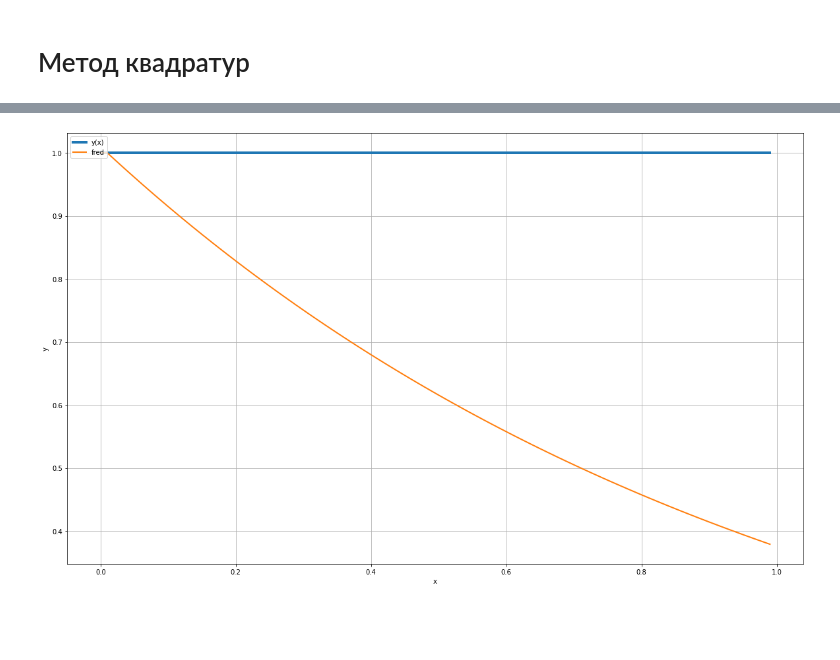
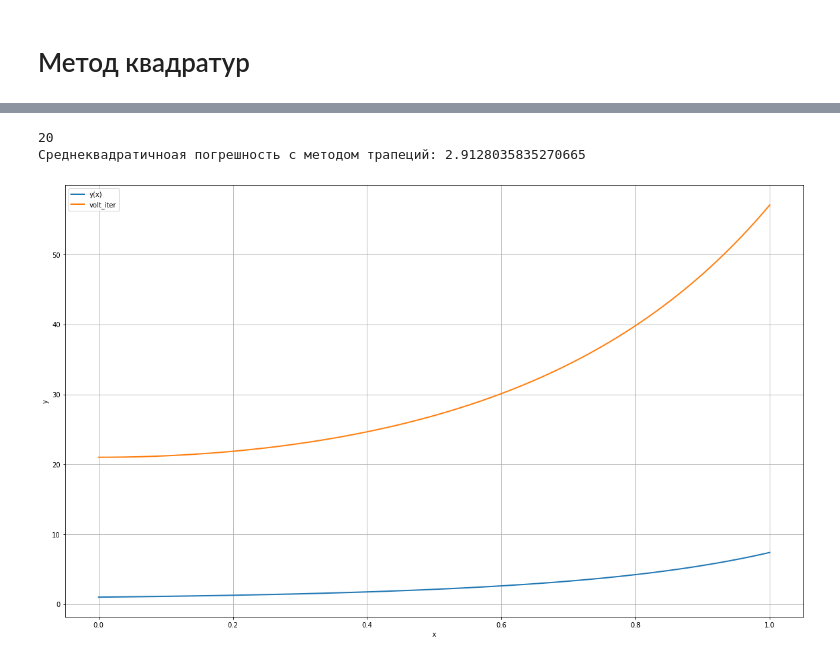
Before and after one commit to egordionok/NumericalMethods, a Jupyter notebook: coursework/Untitled.ipynb, the cells around one changed output, grey strips where cells are left out. Saved outputs shown, nothing was run; the diff lists cells and outputs as text; code cells hidden in the pictures; blank space fills up the shorter version.

```diff
--- a/coursework/Untitled.ipynb
+++ b/coursework/Untitled.ipynb
@@ -105,0 +146,9 @@ y = lambda x: 1
+# %%
+K = lambda x, s: 1
+f = lambda x: 1
+a = 0
+b = 7
+h = 0.07
+
+
+y = lambda x: math.exp(x)
@@ -106,16 +235,39 @@ y = lambda x: 1
+# %%
+K = lambda x, s: math.exp(x*x - s*s)
+f = lambda x: math.exp(x*x)
+a = 0
+b = 1
+h = 0.01
+
+
+
+y = lambda x: math.exp(x*x + x)
 # %%
-x_list = list(np.arange(a, b, h))
+# h = float(input("Введите длинну шага: h = "))
+
+ans = volt_2_simple_iteration(K, f, a, b, h)
+
+x_list = list(np.arange(a, b + h/2, h))
 
 y_list = [y(x) for x in x_list]
 
 plt.figure(figsize=(20, 12))
+# plt.axis('equal')
 plt.grid(True)
 plt.xlabel('x')
 plt.ylabel('y')
 
-plt.plot(x_list, y_list, label="y(x)", linewidth=4)
-plt.plot(x_list, ans, label="fred", linewidth=2)
+plt.plot(x_list, y_list, label="y(x)", linewidth=2)
+# for yi in ans:
+#     plt.plot(x_list, yi, label="volt_iter", linewidth=2)
+plt.plot(x_list, ans, label="volt_iter", linewidth=2)
 plt.legend(loc=2)
-None
+# print("y(x) \t volt")
+# for i in range(len(ans)):
+#     print(y_list[i], ans[i])
+
+print("Среднеквадратичноая погрешность с методом трапеций:", math.sqrt(sum([(y_list[i] - ans[i])**2 for i in range(len(ans))]))/len(ans))
 # %% [output]
+20
+Среднеквадратичноая погрешность с методом трапеций: 2.9128035835270665
-[figure, old version]
+[figure, new version]
```
Also changed, not shown: parts of 9 cells of this notebook, 1 other file.
